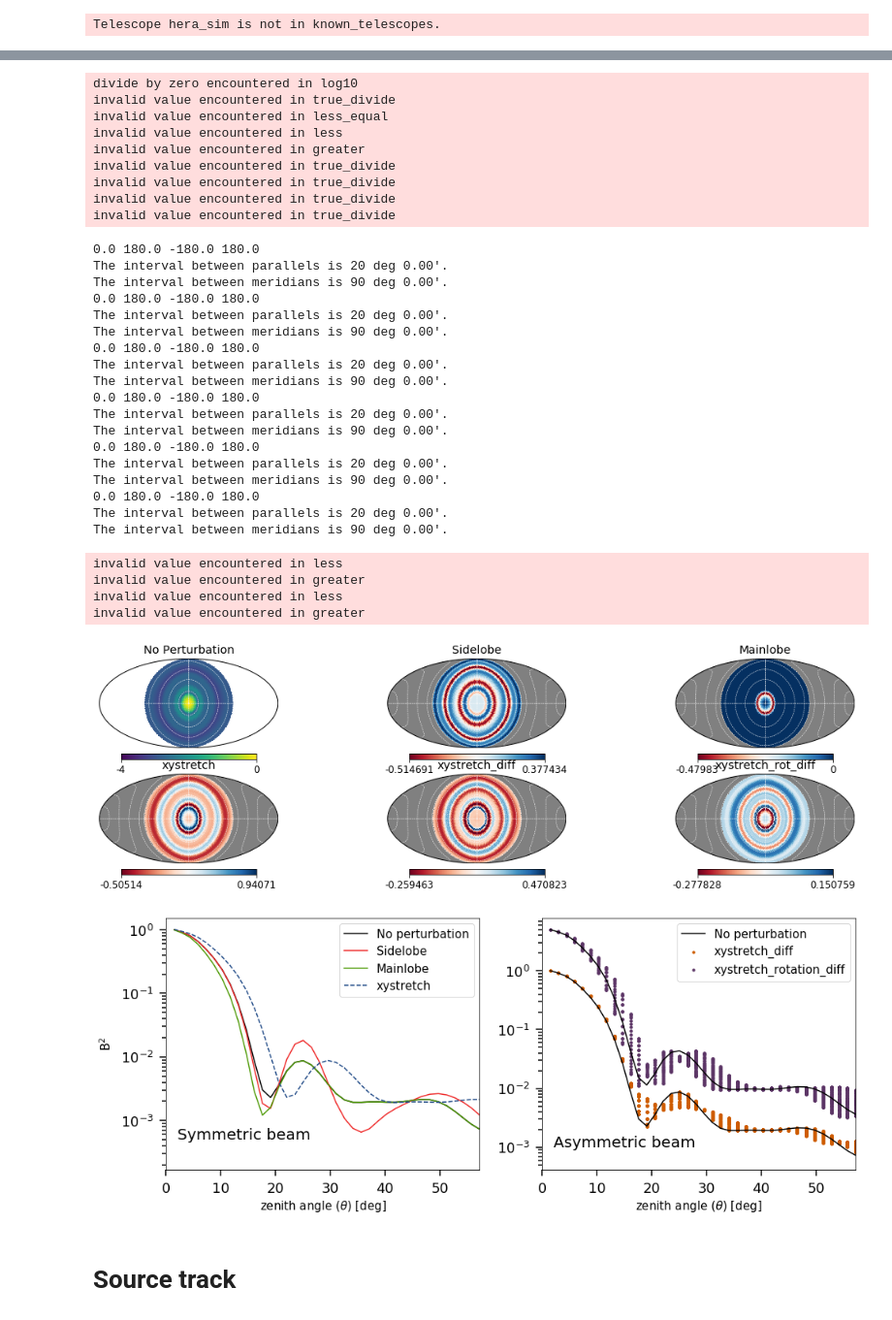
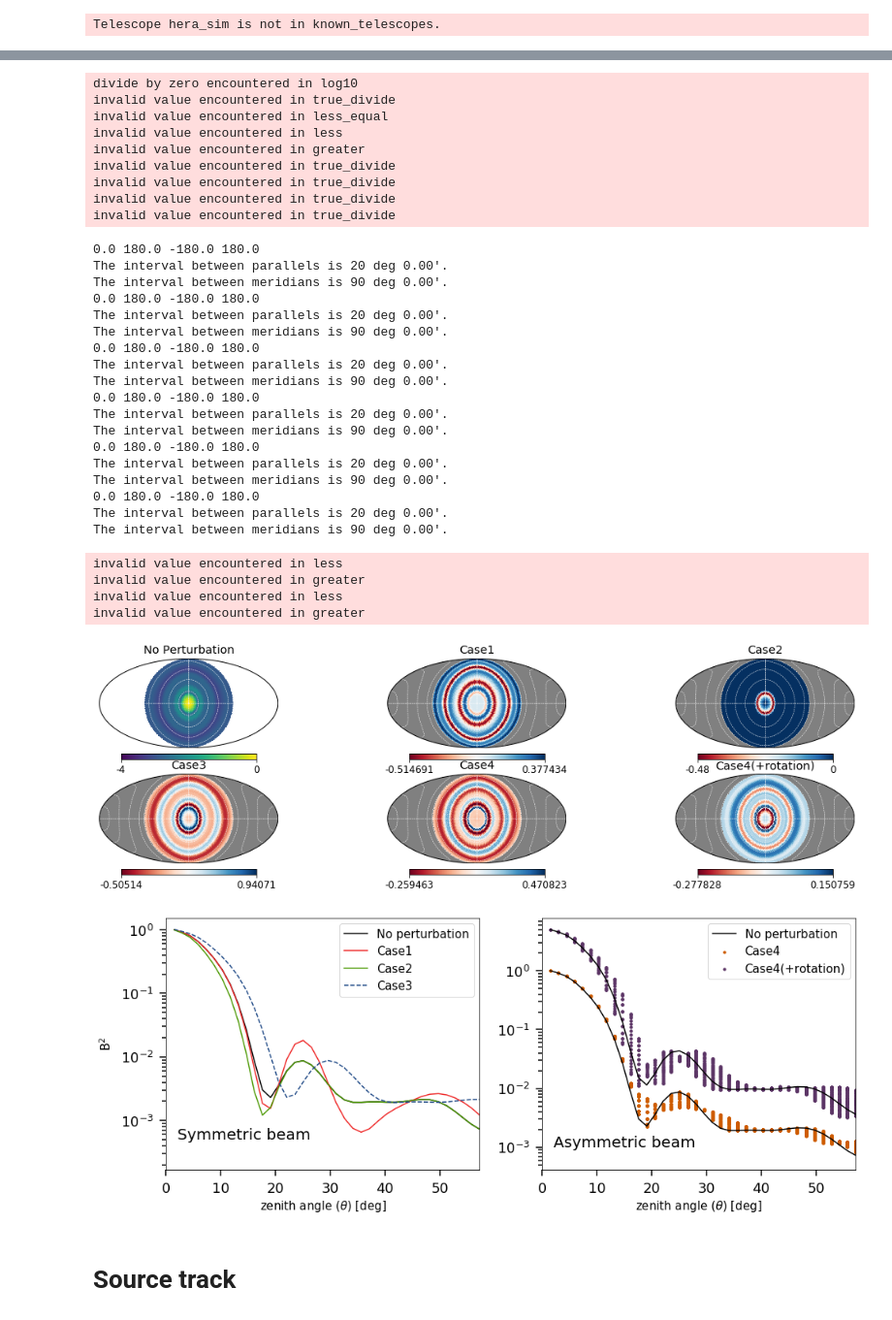
Before and after one commit to philbull/non-redundant-pipeline, a Jupyter notebook: plot.ipynb, the cells around one changed output, grey strips where cells are left out. Shown at 97% size. Saved outputs shown, nothing was run; the diff lists cells and outputs as text; code cells hidden in the pictures.

```diff
--- a/plot.ipynb
+++ b/plot.ipynb
@@ -211,17 +211,18 @@ The interval between meridians is 90 deg 0.00'.
 # %%
 fig = plt.figure(figsize=(15, 4))
 healpy.mollview(np.log10(pb_nopert_hp*pb_nopert_hp),sub=(2,3,1),rot=(0., 90., 0.),
-                min=-4,max=0,title='No Perturbation')
+                min=-4,max=0,title=r'No Perturbation')
 healpy.mollview(np.log10((pb_side02_0_hp*pb_side02_1_hp)/(pb_nopert_hp*pb_nopert_hp)), sub=(2,3,2),rot=(0., 90., 0.),cmap='RdBu',
-                title='Sidelobe')
-healpy.mollview(np.log10((pb_main098_0_hp*pb_main102_1_hp)/(pb_nopert_hp*pb_nopert_hp)), sub=(2,3,3),rot=(0., 90., 0.),cmap='RdBu',
-                title='Mainlobe')
+                title=r'Case1')
+healpy.mollview(np.log10((pb_main098_0_hp*pb_main102_1_hp)/(pb_nopert_hp*pb_nopert_hp)),
+                sub=(2,3,3),rot=(0., 90., 0.),cmap='RdBu',min=-0.48,
+                title=r'Case2')
 healpy.mollview(np.log10((pb_xystretch098_0_hp*pb_xystretch102_1_hp)/(pb_nopert_hp*pb_nopert_hp)), sub=(2,3,4),rot=(0., 90., 0.),cmap='RdBu',
-               title='xystretch')
+               title=r'Case3')
 healpy.mollview(np.log10((pb_xystretchdiff_0_hp*pb_xystretchdiff_1_hp)/(pb_nopert_hp*pb_nopert_hp)), sub=(2,3,5),rot=(0., 90., 0.),cmap='RdBu',
-               title='xystretch_diff')
+               title=r'Case4')
 healpy.mollview(np.log10((pb_xystretchdiffrot_0_hp*pb_xystretchdiffrot_1_hp)/(pb_nopert_hp*pb_nopert_hp)), sub=(2,3,6),rot=(0., 90., 0.),cmap='RdBu',
-                title='xystretch_rot_diff')
+                title=r'Case4(+rotation)')
 
 healpy.graticule(20.,90.,ls='--',color='white',lw=0.5)
 plt.savefig('beam_hp.pdf',bbox_inches='tight')
@@ -257,49 +258,49 @@ invalid value encountered in less
 invalid value encountered in greater
 invalid value encountered in less
 invalid value encountered in greater
-[figure, old version]
+[figure, new version]
 # %%
 fig, ax = plt.subplots(1, 2, figsize=(16, 6))
 
 ax[0].plot(np.rad2deg(za),(beam_nopert_interp[0][1][0][0][0]*beam_nopert_interp[0][1][0][0][0]),'k',
-           label='No perturbation')
+           label=r'No perturbation')
 ax[0].plot(np.rad2deg(za),(beam_side02_0_interp[0][1][0][0][0]*beam_side02_1_interp[0][1][0][0][0]),'#ef2929',
-           label='Sidelobe')#red
+           label=r'Case1')#red
 ax[0].plot(np.rad2deg(za),(beam_main098_0_interp[0][1][0][0][0]*beam_main102_1_interp[0][1][0][0][0]),'#4e9a06',
-           label='Mainlobe')#green
+           label=r'Case2')#green
 ax[0].plot(np.rad2deg(za),(beam_xystretch098_0_interp[0][1][0][0][0]*beam_xystretch102_1_interp[0][1][0][0][0]),
-           '#204a87',ls='--',label='xystretch')#blue
+           '#204a87',ls='--',label=r'Case3')#blue
 ax[0].set_xlim([0.,np.rad2deg(1.)])
 ax[0].set_ylabel('B$^2$', fontsize=15,labelpad=10)
 ax[0].text(2, 0.5e-3,r'Symmetric beam', fontsize=20)
 ax[0].set_xlabel(r'zenith angle ($\theta$) [deg]', fontsize=15)
 ax[0].set_yscale('log')
 ax[0].legend(fontsize=15)
 ax[0].tick_params(axis='both', which='major', labelsize=18, size=8., width=1.5, pad=8.)
 ax[0].tick_params(axis='both', which='minor', labelsize=18, size=5., width=1.5, pad=8.)
 
 ax[1].plot(np.rad2deg(za),(beam_nopert_interp[0][1][0][0][0]*beam_nopert_interp[0][1][0][0][0]),'k',
-           label='No perturbation')
+           label=r'No perturbation')
 ax[1].scatter(np.rad2deg(za),(beam_xystretchdiff_0_interp[0][1][0][0][0]*beam_xystretchdiff_1_interp[0][1][0][0][0]),
-           color='#ce5c00',marker='.',label='xystretch_diff')#orange
+           color='#ce5c00',marker='.',label=r'Case4')#orange
 ax[1].plot(np.rad2deg(za),5.*(beam_nopert_interp[0][1][0][0][0]*beam_nopert_interp[0][1][0][0][0]),'k',
            label='')
 ax[1].scatter(np.rad2deg(za),5.*(beam_xystretchdiffrot_0_interp[0][1][0][0][0]*
                            beam_xystretchdiffrot_1_interp[0][1][0][0][0]),color='#5c3566',marker='.',
-              label='xystretch_rotation_diff')#plum
+              label=r'Case4(+rotation)')#plum
 ax[1].set_xlim([0.,np.rad2deg(1.)])
 ax[1].text(2, 1.e-3,r'Asymmetric beam', fontsize=20)
 #ax[1].set_ylabel('B', fontsize=16)
 ax[1].set_xlabel(r'zenith angle ($\theta$) [deg]', fontsize=15)
 ax[1].set_yscale('log')
 ax[1].legend(fontsize=15)
 ax[1].tick_params(axis='both', which='major', labelsize=18, size=8., width=1.5, pad=8.)
 ax[1].tick_params(axis='both', which='minor', labelsize=18, size=5., width=1.5, pad=8.)
 
 
 plt.savefig('perturb_beam.pdf',bbox_inches='tight')
 # %% [output]
-[figure, old version]
+[figure, new version]
 # %% [markdown]
 # Source track
 # %%
```
Also changed, not shown: parts of 32 cells of this notebook, 17 other files.
